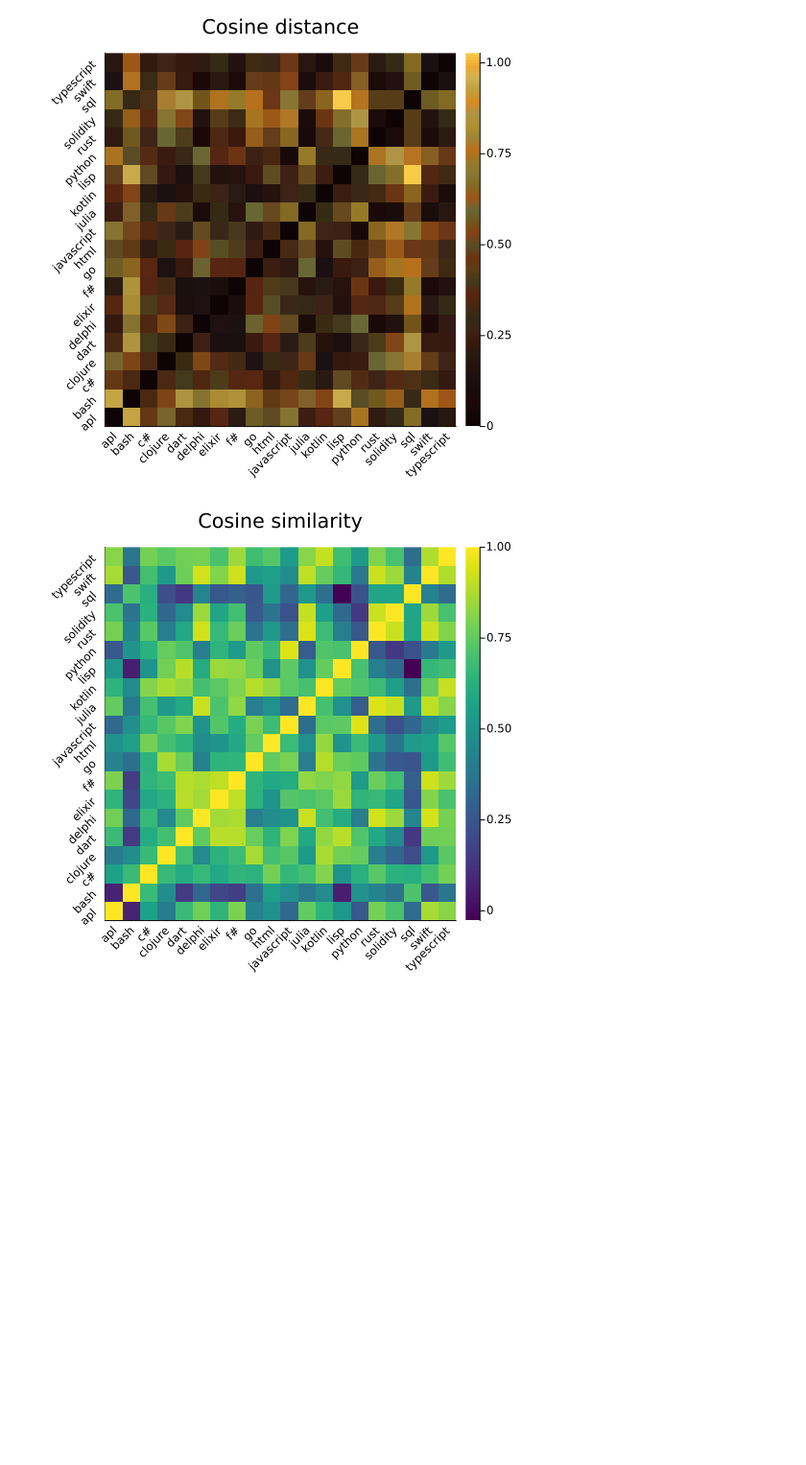
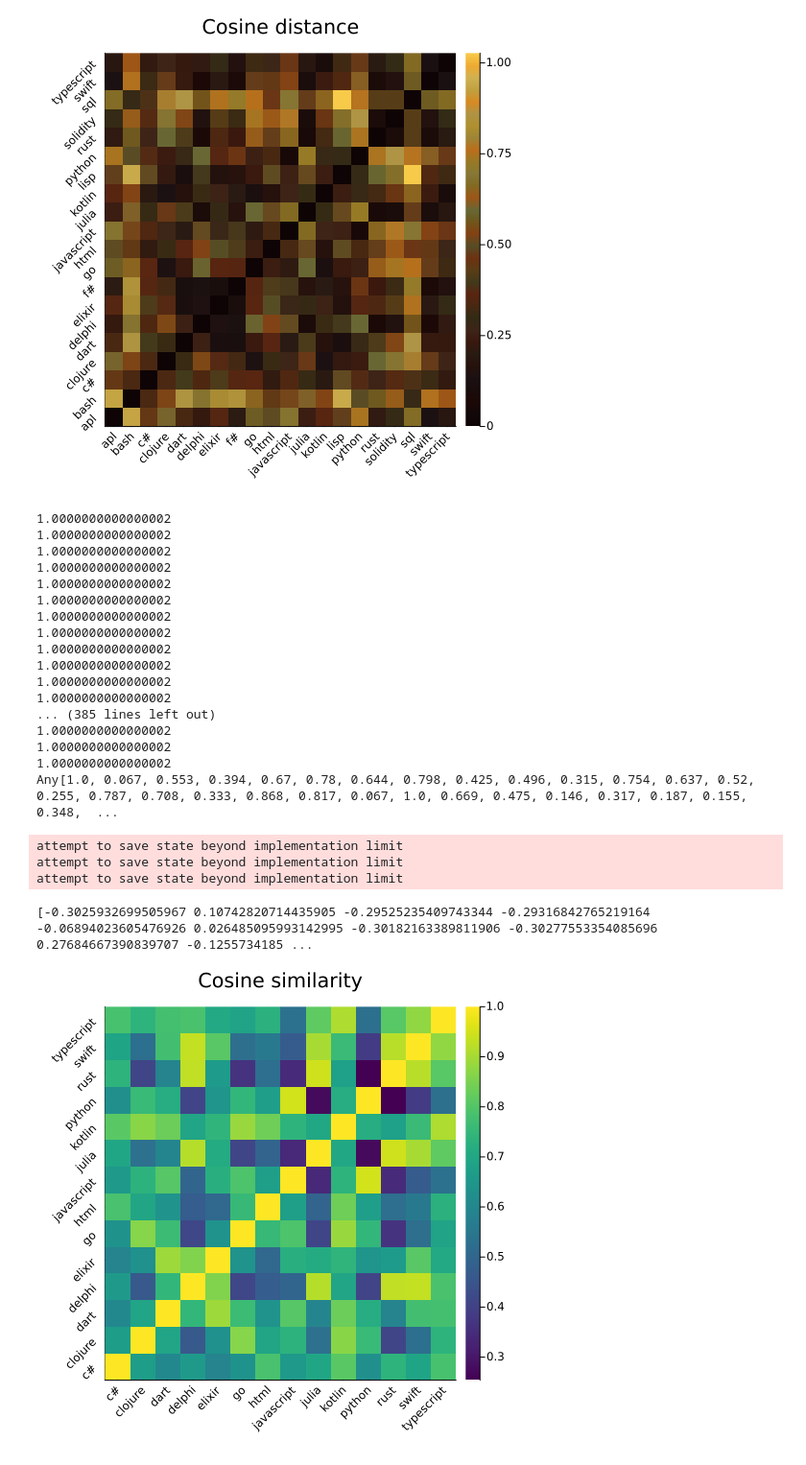
Before and after one commit to ddevin96/DevCommunities, a Jupyter notebook: src/notebook/metrics.ipynb, the cells around one changed output. Shown at 96% size. Cells and saved outputs as stored; diff of their text form; code cells hidden in the pictures; blank space fills up the shorter version.

Commit message:
similarity matrix cooool

```diff
--- a/src/notebook/metrics.ipynb
+++ b/src/notebook/metrics.ipynb
@@ -446,9 +446,70 @@ for row1 in eachrow(m)
     # push!(mm, mm_row)
 end
 # convert mm to a format readable for Plots heatmap
-mm = reshape(mm, 20, 20)
+# mm = reshape(mm, 20, 20)
 ######################################
+# save matrix to csv file
+for i in 1:length(mm)
+    # iterating row
+    # argmax of sum of rows
+    idx = argmax(sum, mm)
+
+end
+# sort mm by sum of row
+println(mm)
+
 
 h = heatmap(mm, color=:viridis, title="Cosine similarity", xticks=([i for i in 1:20], my_tags_so), yticks=([i for i in 1:20], my_tags_so), xrotation=45, yrotation=45, size=(500,500))
 # %% [output]
-[figure, removed]
+1.0000000000000002
+1.0000000000000002
+1.0000000000000002
+1.0000000000000002
+1.0000000000000002
+1.0000000000000002
+1.0000000000000002
+1.0000000000000002
+1.0000000000000002
+1.0000000000000002
+1.0000000000000002
+1.0000000000000002
+... (385 lines left out)
+1.0000000000000002
+1.0000000000000002
+1.0000000000000002
+Any[1.0, 0.067, 0.553, 0.394, 0.67, 0.78, 0.644, 0.798, 0.425, 0.496, 0.315, 0.754, 0.637, 0.52, 0.255, 0.787, 0.708, 0.333, 0.868, 0.817, 0.067, 1.0, 0.669, 0.475, 0.146, 0.317, 0.187, 0.155, 0.348,  ...
+attempt to save state beyond implementation limit
+attempt to save state beyond implementation limit
+attempt to save state beyond implementation limit
+# %%
+# GENERAL PURPOSE
+m = readdlm("../../results/cpprofilesALL.csv", ',', Float64)
+general = [3, 4, 5, 6, 7, 9, 10, 11, 12, 13, 15, 16, 19, 20]
+# specific = [1, 2, 8, 14, 17, 18]
+# matrix 20x20 of Float64
+mm = []
+
+m2 = m[general, :]
+println(m2)
+# ########## COS similarity ##########
+for row1 in eachrow(m2)
+    # mm_row = []
+    for row2 in eachrow(m2)
+        dot = row1'row2
+        normalization1 = norm(row1)
+        normalization2 = norm(row2)
+        cos_sim = dot/(normalization1*normalization2)
+        push!(mm, cos_sim)
+    end
+    # push!(mm, mm_row)
+end
+
+# convert mm to a format readable for Plots heatmap
+mm = reshape(mm, 14, 14)
+# ######################################
+my_tags_general = ["rust", "elixir", "clojure", "typescript", "julia", "python", "delphi", "go", "c#", "kotlin", "swift", "dart", "html", "javascript"]
+sort!(my_tags_general)
+h = heatmap(mm, color=:viridis, title="Cosine similarity", xticks=([i for i in 1:14], my_tags_general), yticks=([i for i in 1:14], my_tags_general), xrotation=45, yrotation=45, size=(500,500))
+# %% [output]
+[-0.3025932699505967 0.10742820714435905 -0.29525235409743344 -0.29316842765219164 -0.06894023605476926 0.026485095993142995 -0.30182163389811906 -0.30277553354085696 0.27684667390839707 -0.1255734185 ...
+[figure, added]
```
Also changed, not shown: parts of 1 cell of this notebook, 1 other file.
